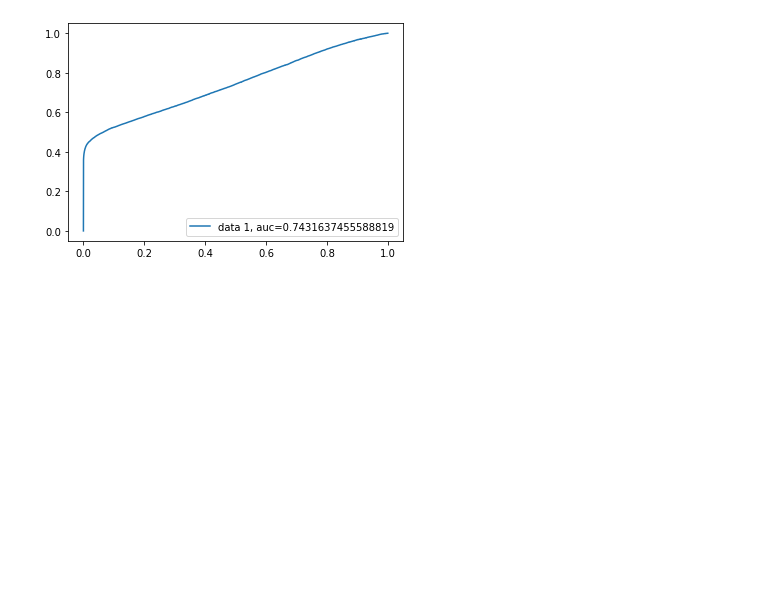
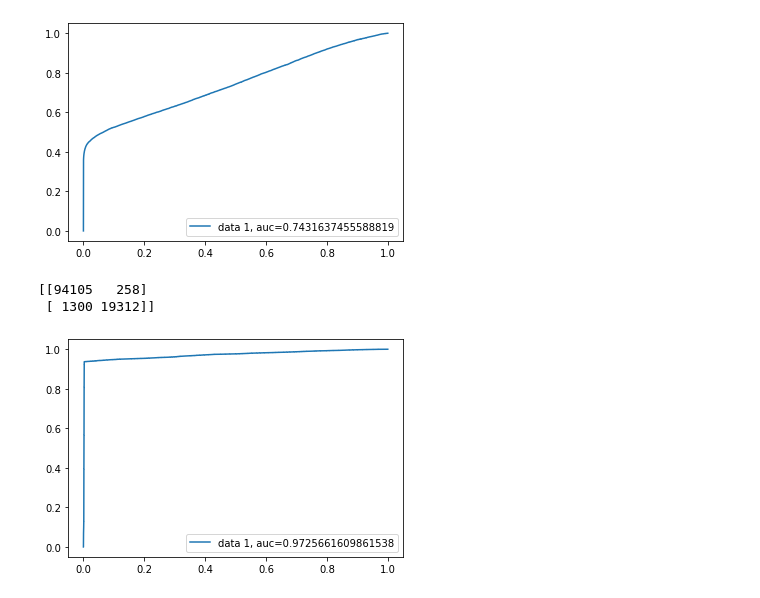
Before and after one commit to nickwfarkas/Leading_With_Data_Science, a Jupyter notebook: test.ipynb, the cells around one changed output. Cells and saved outputs as stored; diff of their text form; code cells hidden in the pictures; blank space fills up the shorter version.

Commit message:
Model Refinement

```diff
--- a/test.ipynb
+++ b/test.ipynb
@@ -136,0 +140,31 @@ plt.show()
+# %%
+refine_model = LogisticRegression()
+# %%
+rfe = RFE(refine_model)
+rfe = rfe.fit(x,y)
+# %%
+prepay_train_rfe_1 = prepay_train[x.columns[rfe.get_support()]]
+prepay_test_rfe_1 = prepay_test[x.columns[rfe.get_support()]]
+# %%
+lr_model = LogisticRegression(max_iter=100000)
+y = prepay_train["PREPAY_VOLUNTARY"]
+x = prepay_train_rfe_1
+lr_model = lr_model.fit(x,y)
+y = prepay_test["PREPAY_VOLUNTARY"]
+x = prepay_test_rfe_1
+model_pred = lr_model.predict(x)
+# %%
+cnf_matrix = metrics.confusion_matrix(y, model_pred)
+print(cnf_matrix)
+# %% [output]
+[[94105   258]
+ [ 1300 19312]]
+# %%
+y_pred_proba = lr_model.predict_proba(x)[::,1]
+fpr, tpr, _ = metrics.roc_curve(y,  y_pred_proba)
+auc = metrics.roc_auc_score(y, y_pred_proba)
+plt.plot(fpr,tpr,label="data 1, auc="+str(auc))
+plt.legend(loc=4)
+plt.show()
+# %% [output]
+[figure, added]
```
Also changed, not shown: parts of 4 cells of this notebook, 2 other files.
